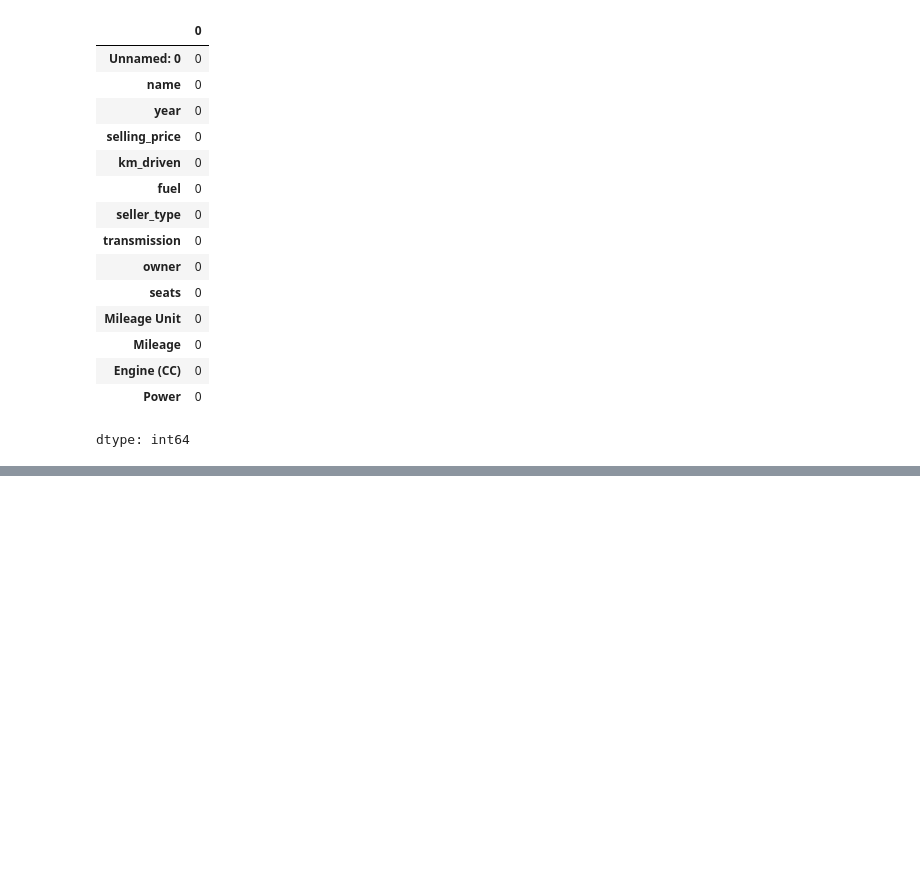
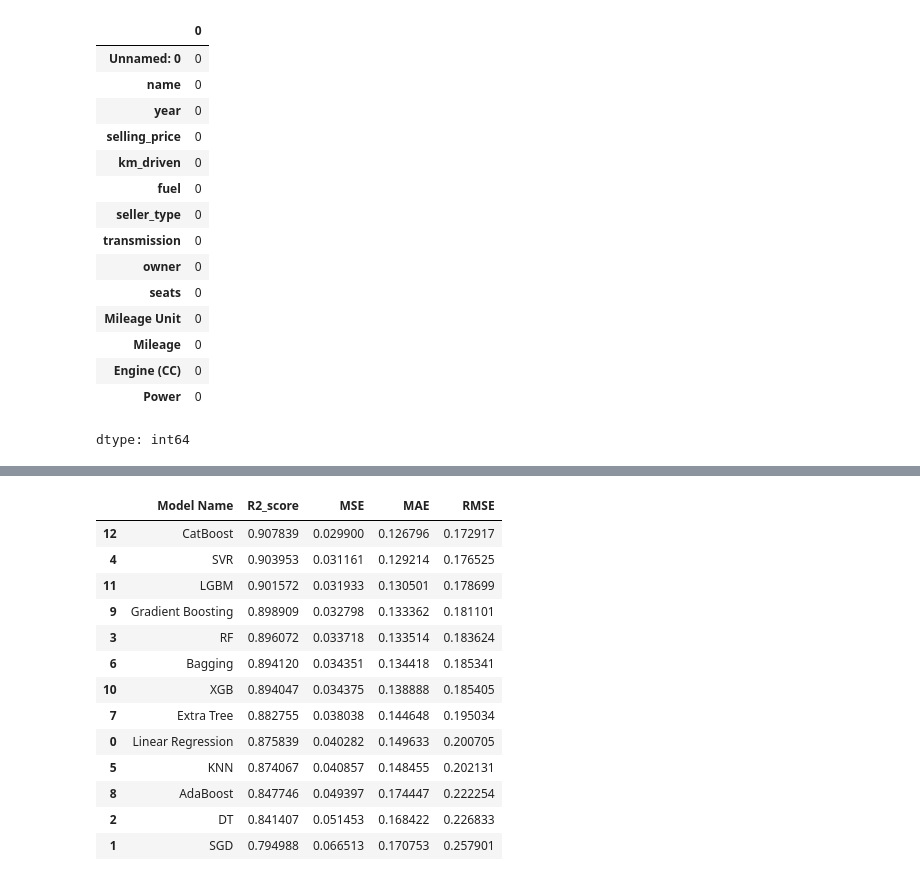
Before and after one commit to sujal-chauhan2006/ML-Projects, a Jupyter notebook: Car Price Prediction/Car_Price_Prediction.ipynb, the cells around one changed output, grey strips where cells are left out. Drawn from its saved outputs; the diff is of its cells as text; code cells hidden in the pictures; blank space fills up the shorter version.

Commit message:
Car Price Predictor Notebook

```diff
--- a/Car Price Prediction/Car_Price_Prediction.ipynb
+++ b/Car Price Prediction/Car_Price_Prediction.ipynb
@@ -395,2 +159,0 @@ RandomForestRegressor(n_estimators=200, random_state=42)
-# %%
-y_pred = model.predict(x_test)
@@ -741,0 +288,8 @@ MAE: 0.12621546622332272
+# %%
+# Same IQR treatment for the log target, using train-only bounds
+Q1, Q3 = y_train.quantile(0.25), y_train.quantile(0.75)
+IQR = Q3 - Q1
+y_lower, y_upper = Q1 - 1.5 * IQR, Q3 + 1.5 * IQR
+
+y_train = y_train.clip(lower=y_lower, upper=y_upper)
+y_test = y_test.clip(lower=y_lower, upper=y_upper)
@@ -741,0 +316,49 @@ MAE: 0.12621546622332272
+# %%
+algorithms = {
+    'Linear Regression': LinearRegression(),
+    'SGD': SGDRegressor(alpha=0.0001, max_iter=2000, early_stopping=True,
+                         random_state=RANDOM_STATE),
+    'DT': DecisionTreeRegressor(random_state=RANDOM_STATE),
+    'RF': RandomForestRegressor(random_state=RANDOM_STATE),
+    'SVR': SVR(),
+    'KNN': KNeighborsRegressor(),
+    'Bagging': BaggingRegressor(random_state=RANDOM_STATE),
+    'Extra Tree': ExtraTreesRegressor(random_state=RANDOM_STATE),
+    'AdaBoost': AdaBoostRegressor(random_state=RANDOM_STATE),
+    'Gradient Boosting': GradientBoostingRegressor(random_state=RANDOM_STATE),
+    'XGB': XGBRegressor(random_state=RANDOM_STATE),
+    'LGBM': LGBMRegressor(random_state=RANDOM_STATE, verbose=-1),
+    'CatBoost': CatBoostRegressor(verbose=False, random_state=RANDOM_STATE),
+}
+# %%
+results = []
+
+for name, est in algorithms.items():
+    pipe = Pipeline([('preprocessor', preprocessor), ('model', est)])
+    pipe.fit(x_train, y_train)
+    y_pred = pipe.predict(x_test)
+
+    r2 = r2_score(y_test, y_pred)
+    mse = mean_squared_error(y_test, y_pred)
+    mae = mean_absolute_error(y_test, y_pred)
+    rmse = np.sqrt(mse)
+
+    results.append([name, r2, mse, mae, rmse])
+
+results_df = pd.DataFrame(results, columns=['Model Name', 'R2_score', 'MSE', 'MAE', 'RMSE'])
+results_df.sort_values(by='R2_score', ascending=False)
+# %% [output]
+|  | Model Name | R2_score | MSE | MAE | RMSE |
+| 12 | CatBoost | 0.907839 | 0.029900 | 0.126796 | 0.172917 |
+| 4 | SVR | 0.903953 | 0.031161 | 0.129214 | 0.176525 |
+| 11 | LGBM | 0.901572 | 0.031933 | 0.130501 | 0.178699 |
+| 9 | Gradient Boosting | 0.898909 | 0.032798 | 0.133362 | 0.181101 |
+| 3 | RF | 0.896072 | 0.033718 | 0.133514 | 0.183624 |
+| 6 | Bagging | 0.894120 | 0.034351 | 0.134418 | 0.185341 |
+| 10 | XGB | 0.894047 | 0.034375 | 0.138888 | 0.185405 |
+| 7 | Extra Tree | 0.882755 | 0.038038 | 0.144648 | 0.195034 |
+| 0 | Linear Regression | 0.875839 | 0.040282 | 0.149633 | 0.200705 |
+| 5 | KNN | 0.874067 | 0.040857 | 0.148455 | 0.202131 |
+| 8 | AdaBoost | 0.847746 | 0.049397 | 0.174447 | 0.222254 |
+| 2 | DT | 0.841407 | 0.051453 | 0.168422 | 0.226833 |
+| 1 | SGD | 0.794988 | 0.066513 | 0.170753 | 0.257901 |
```
Also changed, not shown: parts of 101 cells of this notebook.
